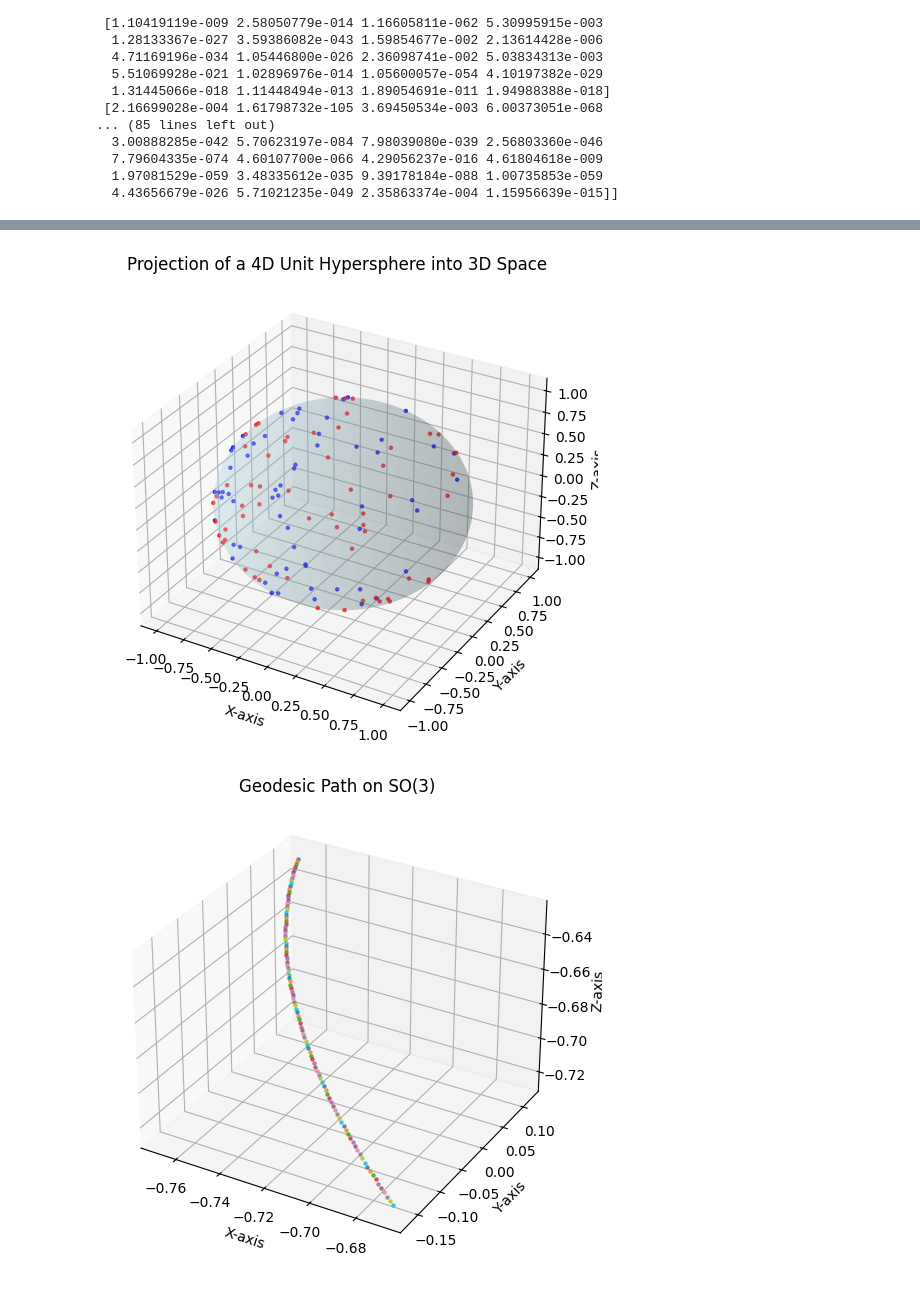
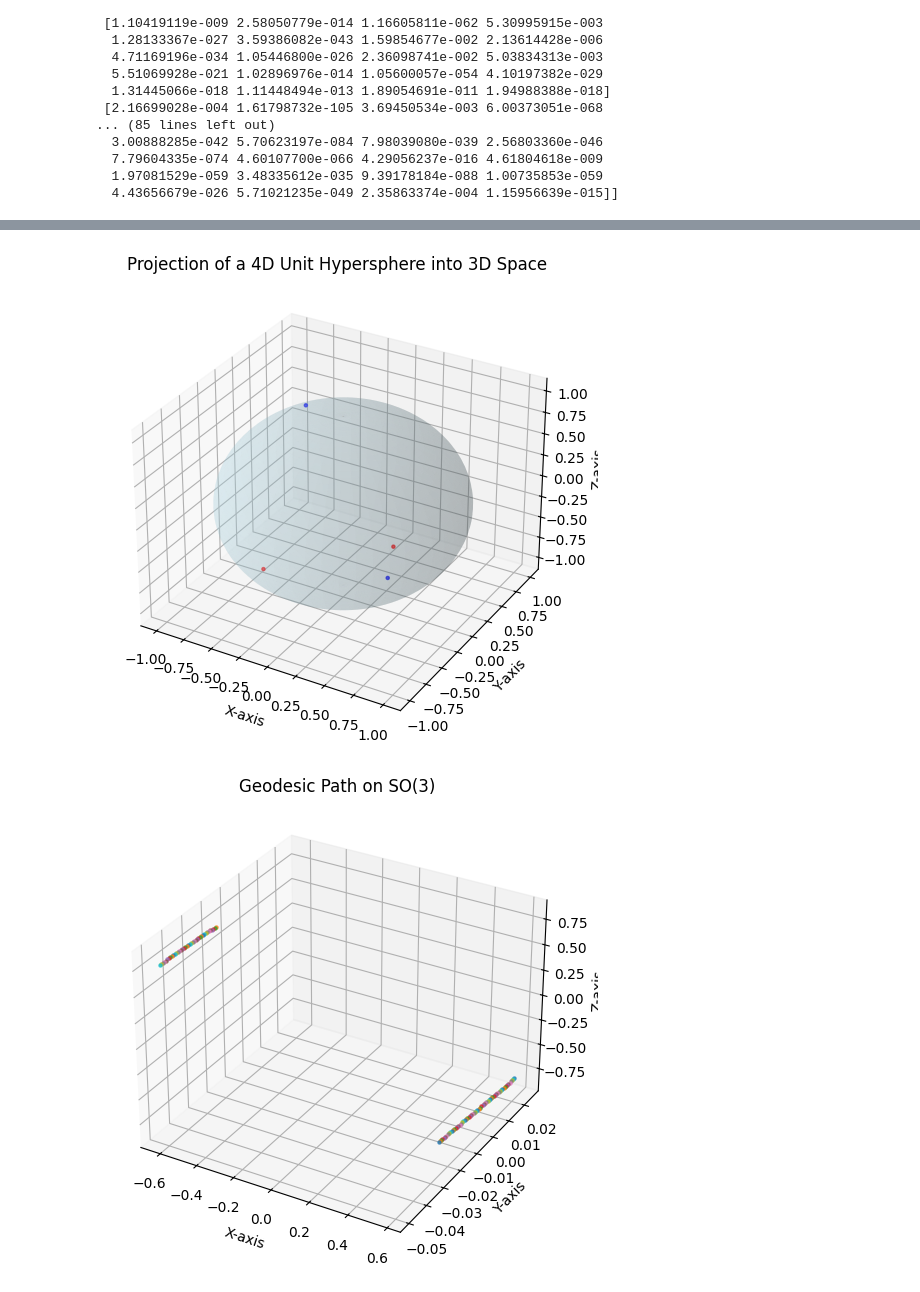
Before and after one commit to Xyunyao/RFDiffusion_breakdown, a Jupyter notebook: optimaltransportpath.ipynb, the cells around one changed output, grey strips where cells are left out. Cells and saved outputs as stored; diff of their text form; code cells hidden in the pictures.

Commit message:
update visualization on so3

```diff
--- a/optimaltransportpath.ipynb
+++ b/optimaltransportpath.ipynb
@@ -126,6 +130,13 @@ def visualize_sphere_extrinsic(r1, r2):
   # Convert tensors to numpy arrays for plotting
   r1_np = r1.numpy()
   r2_np = r2.numpy()
+
+  # covert matrix to rotation vector
+  r1_np = Rotation.from_matrix(r1_np).as_rotvec()
+  r2_np = Rotation.from_matrix(r2_np).as_rotvec()
+  # Normalize the rotation vectors
+  r1_np = r1_np / np.linalg.norm(r1_np, axis=1, keepdims=True)
+  r2_np = r2_np / np.linalg.norm(r2_np, axis=1, keepdims=True)
 
 
   # Set up the 3D plot
@@ -153,14 +164,14 @@ def visualize_sphere_extrinsic(r1, r2):
   # Show the plot
   plt.show()
 
-visualize_sphere_extrinsic(torch.tensor(rotations_source),torch.tensor(rotations_target))
+visualize_sphere_extrinsic(torch.tensor(rotations_source[:2]),torch.tensor(rotations_target[:2]))
 # %% [output]
-[figure, old version]
+[figure, new version]
 # %%
 # visualize the transport path
 # take scoure 10 target 4 as example (based on the transport plan, they are paired)
 source_index = 10
-target_index = 4
+target_index = 19
 source_rotation = rotations_source[source_index]
 target_rotation = rotations_target[target_index]
 # Compute the geodesic path
@@ -169,36 +180,40 @@ def interpolate_rotations(rot1, rot2, t):
     """Geodesic interpolation between two rotations."""
     return so3.exp(t * so3.log(rot2, rot1), rot1)
 
 def geodesic_path(source_rotation, target_rotation, num_points=100):
     """Compute the geodesic path between two rotations."""
     path = []
     for t in np.linspace(0, 1, num_points):
         rotation = interpolate_rotations(source_rotation, target_rotation, t)
-        path.append(rotation)
+        # Convert rotation matrix to rotation vector
+        rotation_vector = Rotation.from_matrix(rotation).as_rotvec()
+        # Normalize the rotation vector
+        rotation_vector = rotation_vector / np.linalg.norm(rotation_vector)
+        path.append(rotation_vector)
     return np.array(path)
 # Compute the geodesic path
 path = geodesic_path(source_rotation, target_rotation)
 # Visualize the geodesic path
 def visualize_geodesic_path(path):
     """Visualize the geodesic path on SO(3)."""
     fig = plt.figure(figsize=(8, 6))
     ax = fig.add_subplot(111, projection='3d')
 
     # Extract the rotation matrices
     for rotation in path:
-        ax.scatter(rotation[0, 0], rotation[0, 1], rotation[0, 2], s=5, alpha=0.7)
+        ax.scatter(rotation[0], rotation[1], rotation[2], s=5, alpha=0.7)
 
     # Label the axes
     ax.set_xlabel('X-axis')
     ax.set_ylabel('Y-axis')
     ax.set_zlabel('Z-axis')
     ax.set_title('Geodesic Path on SO(3)')
 
     # Show the plot
     plt.show()
 visualize_geodesic_path(path)
 # %% [output]
-[figure, old version]
+[figure, new version]
 # %%
 # visulaize the transport plan on so3
 def visualize_geodesic_path_on_so3(path, r1, r2):
```
Also changed, not shown: parts of 4 cells of this notebook, 1 other file.
